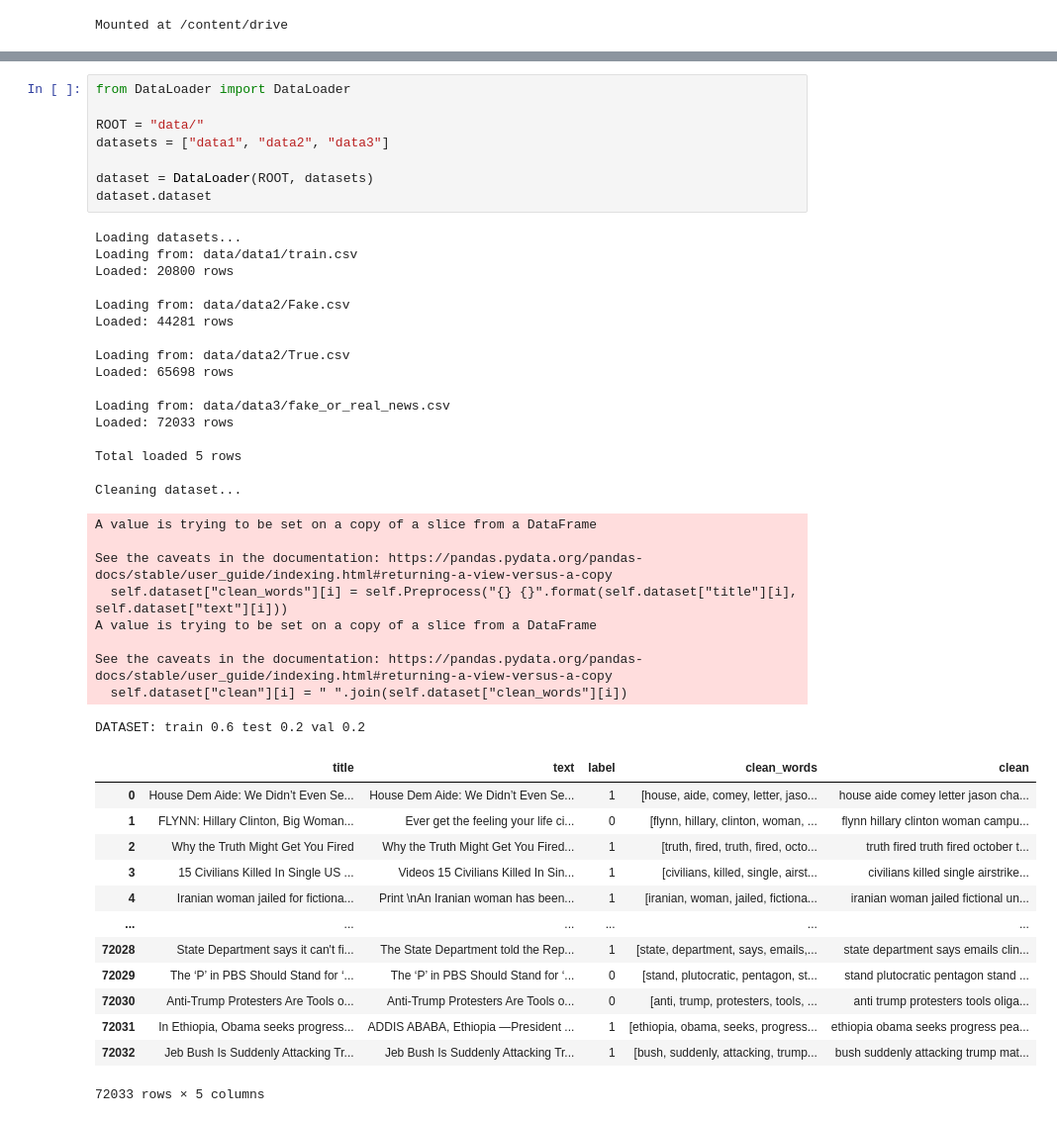
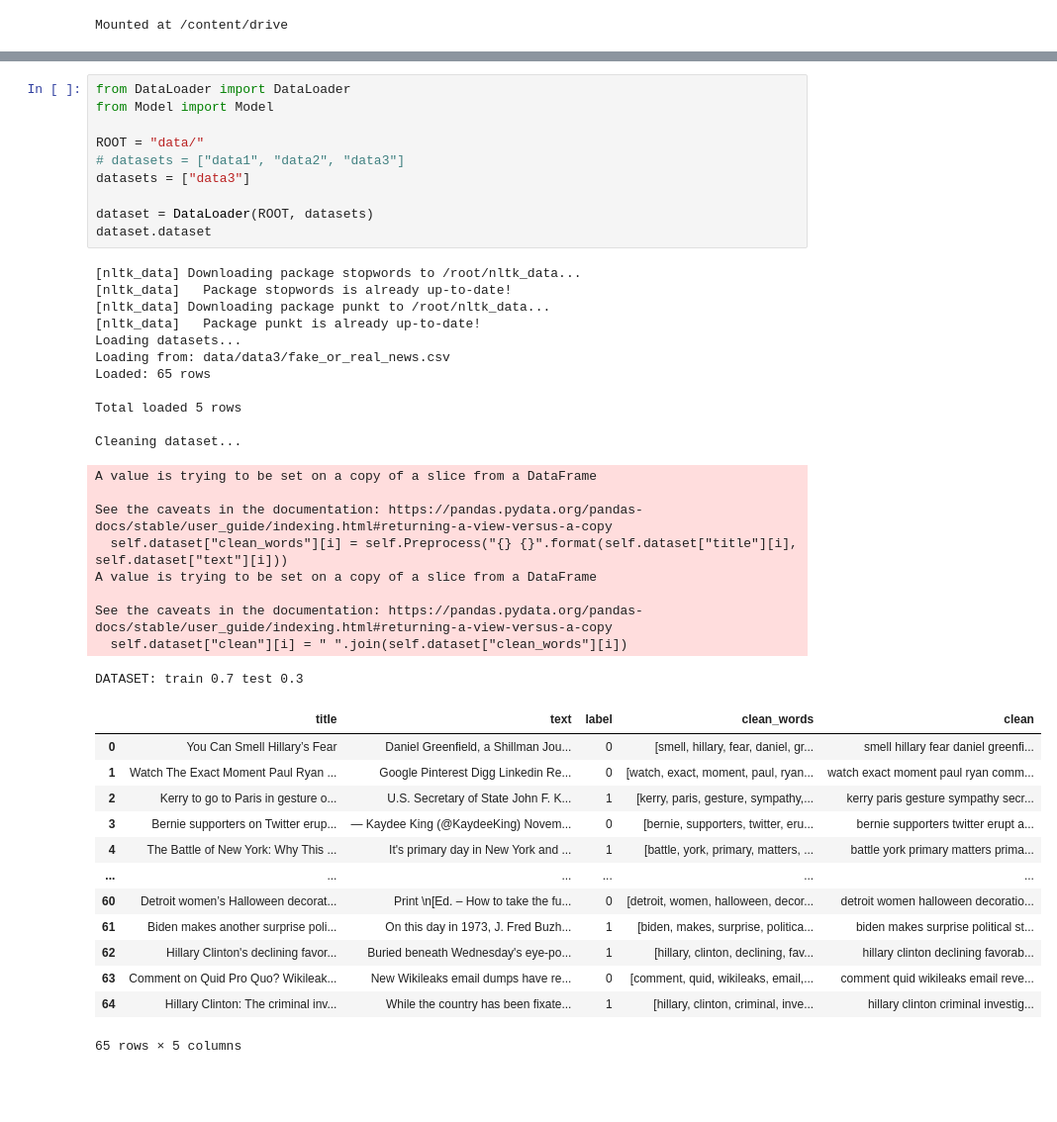
Before and after one commit to mjenigar/sasw, a Jupyter notebook: train_colab.ipynb, the cells around one changed output, grey strips where cells are left out. Shown: that part at 99% size. Cells and saved outputs as stored; diff of their text form; blank space fills up the shorter version.

Commit message:
Model File + fixed train script

```diff
--- a/train_colab.ipynb
+++ b/train_colab.ipynb
@@ -12,51 +19,48 @@ Archive:  drive/MyDrive/sasw_data/data3.zip
   inflating: fake_or_real_news.csv
 # %%
 from DataLoader import DataLoader
+from Model import Model
 
 ROOT = "data/"
-datasets = ["data1", "data2", "data3"]
+# datasets = ["data1", "data2", "data3"]
+datasets = ["data3"]
 
 dataset = DataLoader(ROOT, datasets)
 dataset.dataset
 # %% [output]
+[nltk_data] Downloading package stopwords to /root/nltk_data...
+[nltk_data]   Package stopwords is already up-to-date!
+[nltk_data] Downloading package punkt to /root/nltk_data...
+[nltk_data]   Package punkt is already up-to-date!
 Loading datasets...
-Loading from: data/data1/train.csv
-Loaded: 20800 rows
-
-Loading from: data/data2/Fake.csv
-Loaded: 44281 rows
-
-Loading from: data/data2/True.csv
-Loaded: 65698 rows
-
 Loading from: data/data3/fake_or_real_news.csv
-Loaded: 72033 rows
+Loaded: 65 rows
 
 Total loaded 5 rows
 
 Cleaning dataset...
 A value is trying to be set on a copy of a slice from a DataFrame
 
 See the caveats in the documentation: https://pandas.pydata.org/pandas-docs/stable/user_guide/indexing.html#returning-a-view-versus-a-copy
   self.dataset["clean_words"][i] = self.Preprocess("{} {}".format(self.dataset["title"][i], self.dataset["text"][i]))
 A value is trying to be set on a copy of a slice from a DataFrame
 
 See the caveats in the documentation: https://pandas.pydata.org/pandas-docs/stable/user_guide/indexing.html#returning-a-view-versus-a-copy
   self.dataset["clean"][i] = " ".join(self.dataset["clean_words"][i])
-DATASET: train 0.6 test 0.2 val 0.2
+DATASET: train 0.7 test 0.3
 |  | title | text | label | clean_words | clean |
-| 0 | House Dem Aide: We Didn’t Even Se... | House Dem Aide: We Didn’t Even Se... | 1 | [house, aide, comey, letter, jaso... | house aide comey letter jason cha... |
-| 1 | FLYNN: Hillary Clinton, Big Woman... | Ever get the feeling your life ci... | 0 | [flynn, hillary, clinton, woman, ... | flynn hillary clinton woman campu... |
-| 2 | Why the Truth Might Get You Fired | Why the Truth Might Get You Fired... | 1 | [truth, fired, truth, fired, octo... | truth fired truth fired october t... |
-| 3 | 15 Civilians Killed In Single US ... | Videos 15 Civilians Killed In Sin... | 1 | [civilians, killed, single, airst... | civilians killed single airstrike... |
-| 4 | Iranian woman jailed for fictiona... | Print \nAn Iranian woman has been... | 1 | [iranian, woman, jailed, fictiona... | iranian woman jailed fictional un... |
+| 0 | You Can Smell Hillary’s Fear | Daniel Greenfield, a Shillman Jou... | 0 | [smell, hillary, fear, daniel, gr... | smell hillary fear daniel greenfi... |
+| 1 | Watch The Exact Moment Paul Ryan ... | Google Pinterest Digg Linkedin Re... | 0 | [watch, exact, moment, paul, ryan... | watch exact moment paul ryan comm... |
+| 2 | Kerry to go to Paris in gesture o... | U.S. Secretary of State John F. K... | 1 | [kerry, paris, gesture, sympathy,... | kerry paris gesture sympathy secr... |
+| 3 | Bernie supporters on Twitter erup... | — Kaydee King (@KaydeeKing) Novem... | 0 | [bernie, supporters, twitter, eru... | bernie supporters twitter erupt a... |
+| 4 | The Battle of New York: Why This ... | It's primary day in New York and ... | 1 | [battle, york, primary, matters, ... | battle york primary matters prima... |
 | ... | ... | ... | ... | ... | ... |
-| 72028 | State Department says it can't fi... | The State Department told the Rep... | 1 | [state, department, says, emails,... | state department says emails clin... |
-| 72029 | The ‘P’ in PBS Should Stand for ‘... | The ‘P’ in PBS Should Stand for ‘... | 0 | [stand, plutocratic, pentagon, st... | stand plutocratic pentagon stand ... |
-| 72030 | Anti-Trump Protesters Are Tools o... | Anti-Trump Protesters Are Tools o... | 0 | [anti, trump, protesters, tools, ... | anti trump protesters tools oliga... |
-| 72031 | In Ethiopia, Obama seeks progress... | ADDIS ABABA, Ethiopia —President ... | 1 | [ethiopia, obama, seeks, progress... | ethiopia obama seeks progress pea... |
-| 72032 | Jeb Bush Is Suddenly Attacking Tr... | Jeb Bush Is Suddenly Attacking Tr... | 1 | [bush, suddenly, attacking, trump... | bush suddenly attacking trump mat... |
+| 60 | Detroit women’s Halloween decorat... | Print \n[Ed. – How to take the fu... | 0 | [detroit, women, halloween, decor... | detroit women halloween decoratio... |
+| 61 | Biden makes another surprise poli... | On this day in 1973, J. Fred Buzh... | 1 | [biden, makes, surprise, politica... | biden makes surprise political st... |
+| 62 | Hillary Clinton's declining favor... | Buried beneath Wednesday's eye-po... | 1 | [hillary, clinton, declining, fav... | hillary clinton declining favorab... |
+| 63 | Comment on Quid Pro Quo? Wikileak... | New Wikileaks email dumps have re... | 0 | [comment, quid, wikileaks, email,... | comment quid wikileaks email reve... |
+| 64 | Hillary Clinton: The criminal inv... | While the country has been fixate... | 1 | [hillary, clinton, criminal, inve... | hillary clinton criminal investig... |
-72033 rows × 5 columns
+65 rows × 5 columns
 # %%
 for i,doc in enumerate(dataset.train_sequences[:2]):
      print("The padded encoding for document",i+1," is : ",doc[:100])
```
Also changed, not shown: parts of 6 cells of this notebook, 2 other files.
